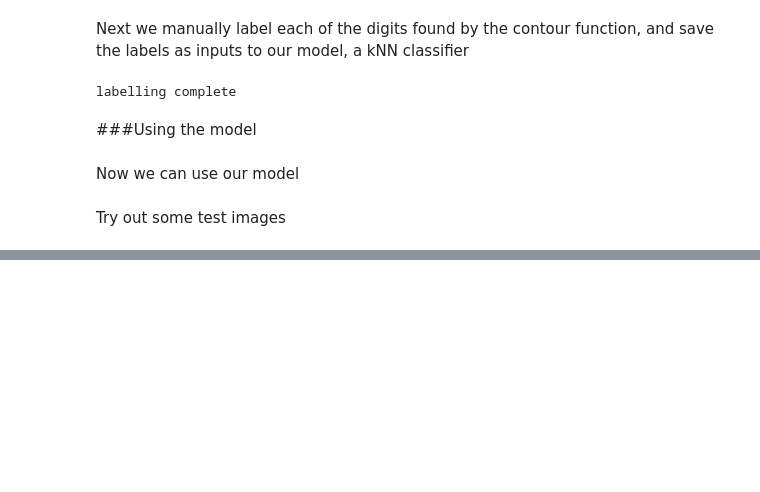
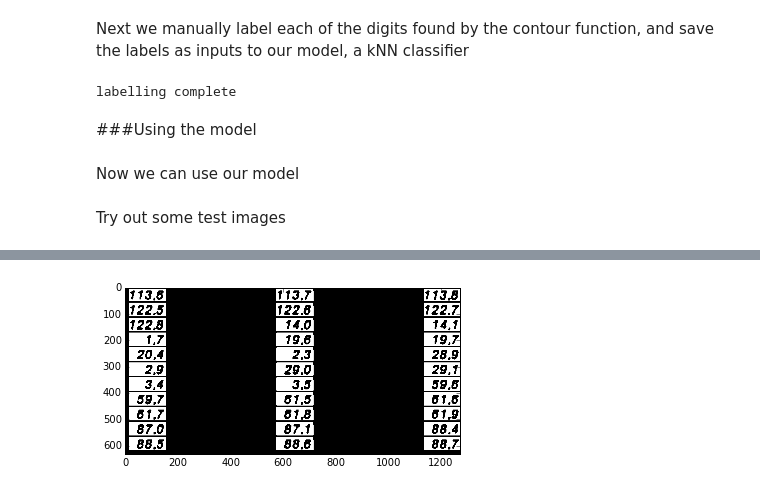
Before and after one commit to DublinSam/tour-project, a Jupyter notebook: notebooks/Digit Classification.ipynb, the cells around one changed output, grey strips where cells are left out. Saved outputs shown, nothing was run; the diff lists cells and outputs as text; code cells hidden in the pictures; blank space fills up the shorter version.

```diff
--- a/notebooks/Digit Classification.ipynb
+++ b/notebooks/Digit Classification.ipynb
@@ -7,8 +9,7 @@ from train_classifier import construct_training_image
 # %% [markdown]
 First construct an image of training examples to train the digit classifier on:
 # %%
-PATH = '/Users/samuelalbanie/aims_course/project_two/code/DVD/'
-SAMPLE_IMAGES = PATH + 'digit_training_frames/'
-TARGET_DIR = PATH + 'fused_image/'
+# SAMPLE_IMAGES = PATH + 'digit_training_frames/'
+# TARGET_DIR = PATH + 'fused_image/'
 # %%
 from train_classifier import show_training_digits_distribution
@@ -61,0 +81,19 @@ print("The extracted readings were: ", readings)
+# %%
+sigma = 1
+# %%
+def apply_threshold_to_image(path):
+    """apply a uniform threshold to convert the image located at
+    `path` to binary.  he binary image is then inverted to help
+    with contour detection."""
+    img = cv2.imread(path, cv2.IMREAD_GRAYSCALE)
+    img = ndimage.gaussian_filter(img, sigma=sigma)
+    ret, binary_img = cv2.threshold(img, 170, 255, cv2.THRESH_BINARY)
+    binary_img = np.invert(binary_img)
+    return binary_img
+# %%
+examples = apply_threshold_to_image(TARGET_DIR + 'digit_examples.jpg')
+# %%
+plt.imshow(examples, 'gray')
+plt.savefig('smoothed' + str(sigma), dpi=200)
+# %% [output]
+[figure, added]
```
Also changed, not shown: parts of 22 cells of this notebook.
